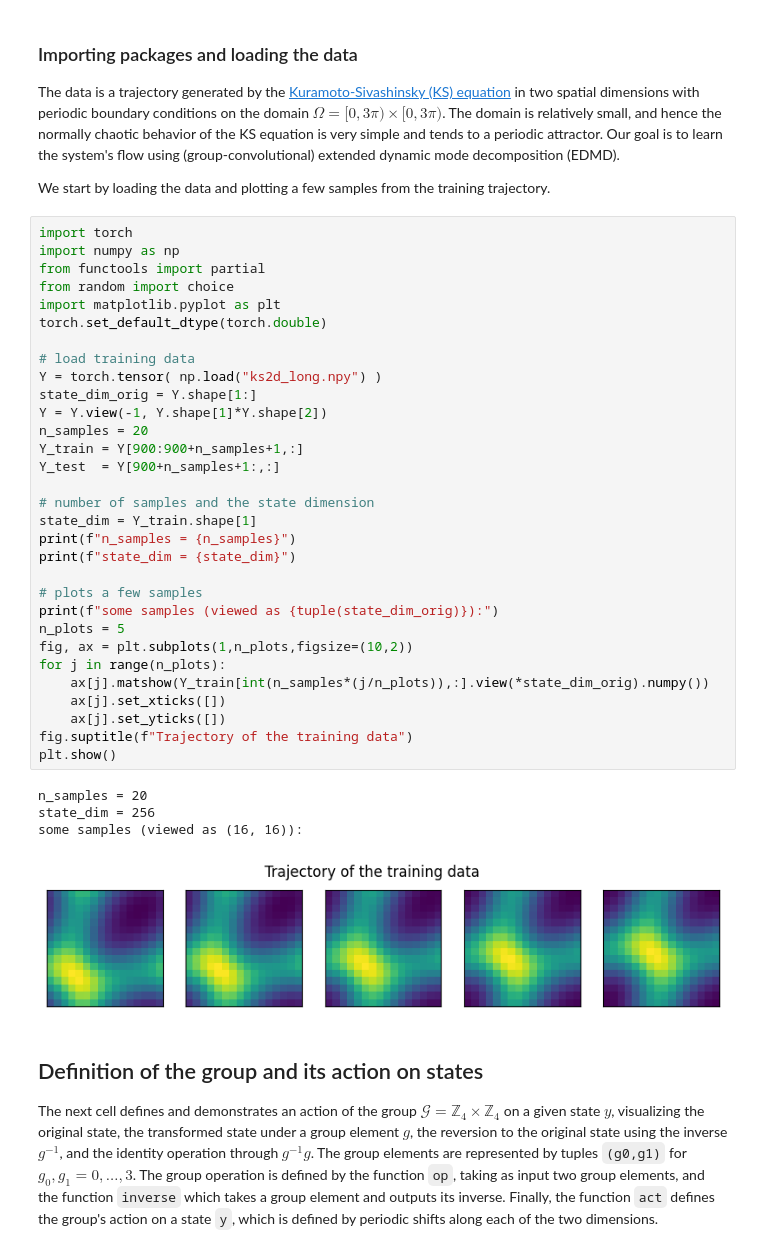
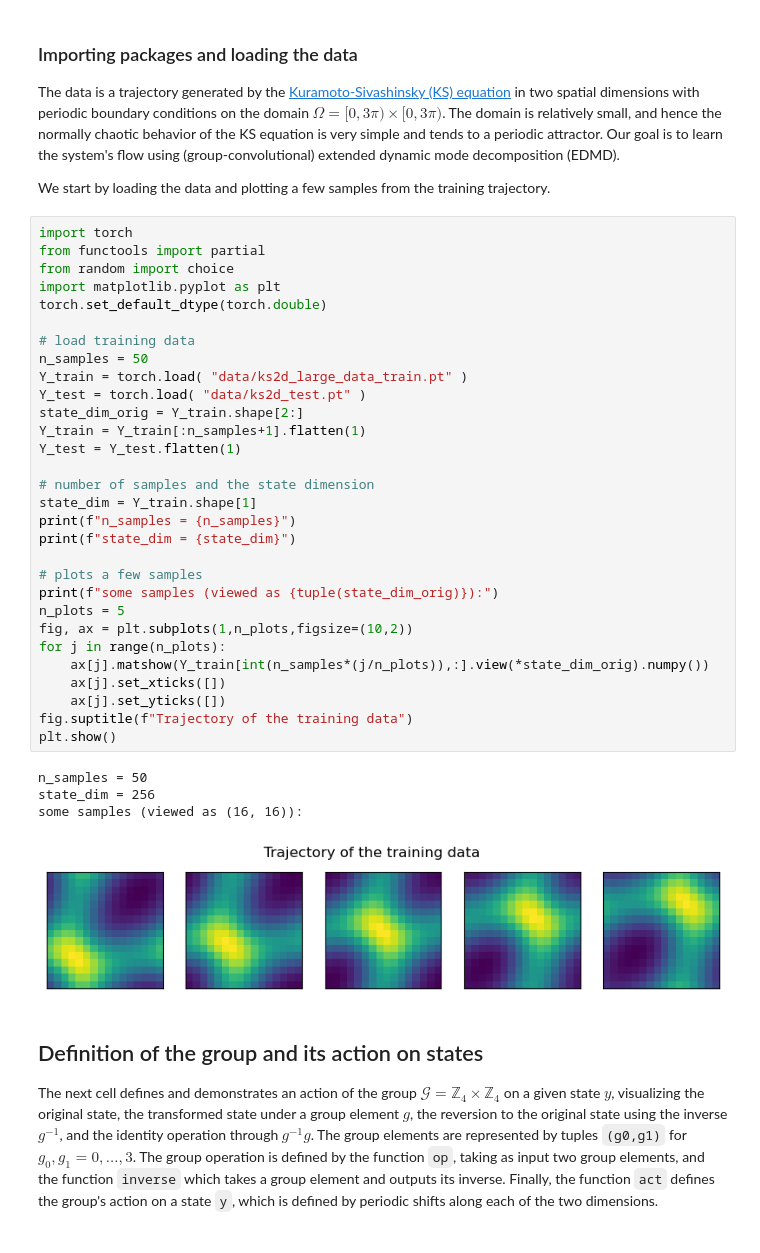
Before and after one commit to graps1/convolutional-edmd, a Jupyter notebook: ks2d_detailed.ipynb, the cells around one changed output. Cells and saved outputs as stored; diff of their text form.

```diff
--- a/ks2d_detailed.ipynb
+++ b/ks2d_detailed.ipynb
@@ -11,40 +11,39 @@ Our goal is to learn the system's flow using (group-convolutional) extended dyna
 We start by loading the data and plotting a few samples from the training trajectory.
 # %%
 import torch
-import numpy as np
 from functools import partial
 from random import choice
 import matplotlib.pyplot as plt
 torch.set_default_dtype(torch.double)
 
 # load training data
-Y = torch.tensor( np.load("ks2d_long.npy") )
-state_dim_orig = Y.shape[1:]
-Y = Y.view(-1, Y.shape[1]*Y.shape[2])
-n_samples = 20
-Y_train = Y[900:900+n_samples+1,:]
-Y_test  = Y[900+n_samples+1:,:]
+n_samples = 50
+Y_train = torch.load( "data/ks2d_large_data_train.pt" )
+Y_test = torch.load( "data/ks2d_test.pt" )
+state_dim_orig = Y_train.shape[2:]
+Y_train = Y_train[:n_samples+1].flatten(1)
+Y_test = Y_test.flatten(1)
 
 # number of samples and the state dimension
 state_dim = Y_train.shape[1]
 print(f"n_samples = {n_samples}")
 print(f"state_dim = {state_dim}")
 
 # plots a few samples
 print(f"some samples (viewed as {tuple(state_dim_orig)}):")
 n_plots = 5
 fig, ax = plt.subplots(1,n_plots,figsize=(10,2))
 for j in range(n_plots):
     ax[j].matshow(Y_train[int(n_samples*(j/n_plots)),:].view(*state_dim_orig).numpy())
     ax[j].set_xticks([])
     ax[j].set_yticks([])
 fig.suptitle(f"Trajectory of the training data")
 plt.show()
 # %% [output]
-n_samples = 20
+n_samples = 50
 state_dim = 256
 some samples (viewed as (16, 16)):
-[figure, old version]
+[figure, new version]
 # %% [markdown]
 ## Definition of the group and its action on states
 
```
Also changed, not shown: parts of 5 cells of this notebook, 36 other files.
